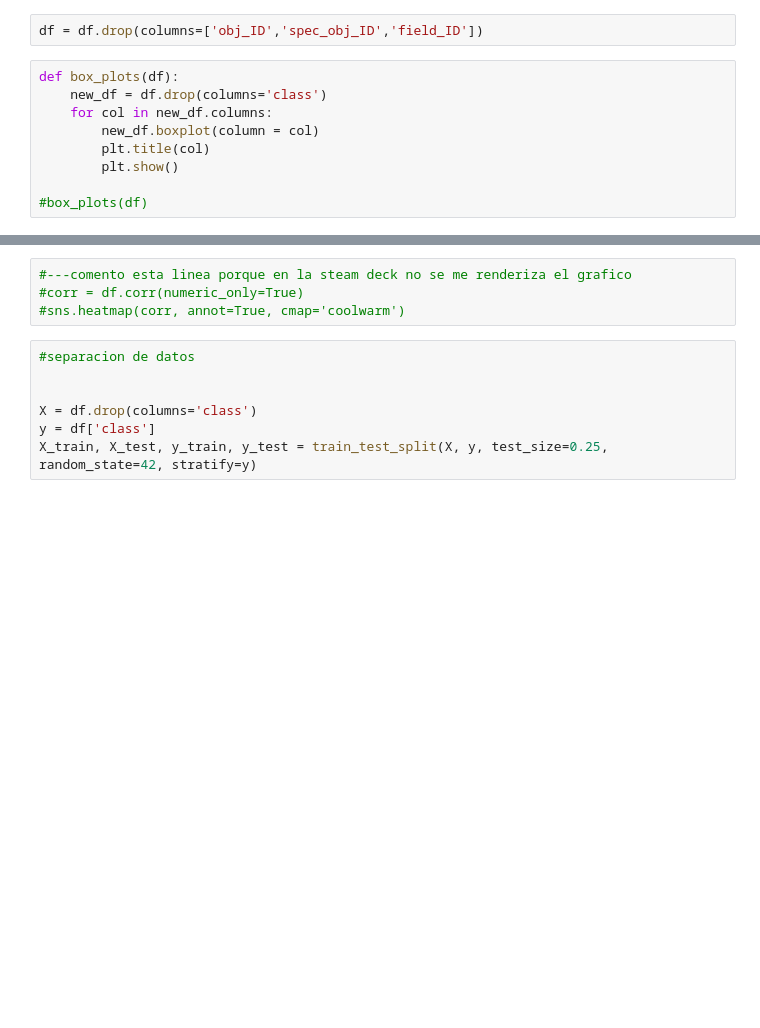
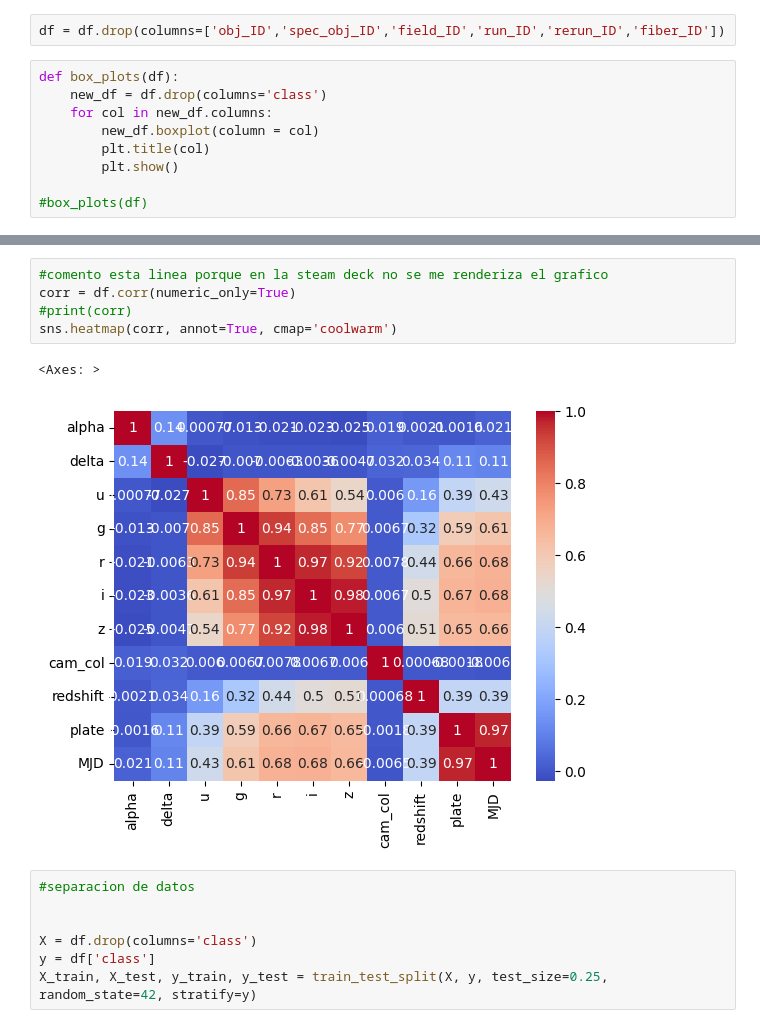
Before and after one commit to Flaviongas/K_Means_ML, a Jupyter notebook: Supervised/Untitled.ipynb, the cells around one changed output, grey strips where cells are left out. Saved outputs shown, nothing was run; the diff lists cells and outputs as text; blank space fills up the shorter version.

```diff
--- a/Supervised/Untitled.ipynb
+++ b/Supervised/Untitled.ipynb
@@ -103,5 +109,5 @@ Name: count, dtype: int64
 # %%
-df = df.drop(columns=['obj_ID','spec_obj_ID','field_ID'])
+df = df.drop(columns=['obj_ID','spec_obj_ID','field_ID','run_ID','rerun_ID','fiber_ID'])
 # %%
 def box_plots(df):
     new_df = df.drop(columns='class')
@@ -135,7 +148,11 @@ df = manejo_outliers(df)
 # %%
-#---comento esta linea porque en la steam deck no se me renderiza el grafico
-#corr = df.corr(numeric_only=True)
-#sns.heatmap(corr, annot=True, cmap='coolwarm')
+#comento esta linea porque en la steam deck no se me renderiza el grafico
+corr = df.corr(numeric_only=True)
+#print(corr)
+sns.heatmap(corr, annot=True, cmap='coolwarm')
+# %% [output]
+<Axes: >
+[figure, added]
 # %%
 #separacion de datos
 
```
Also changed, not shown: parts of 12 cells of this notebook.
